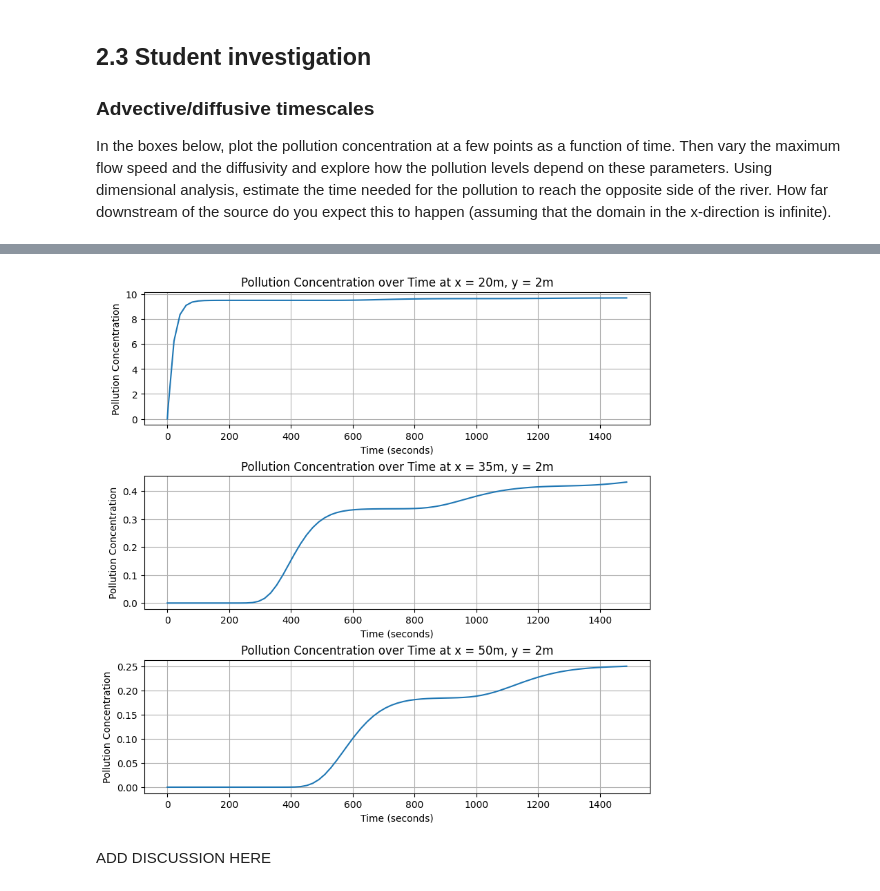
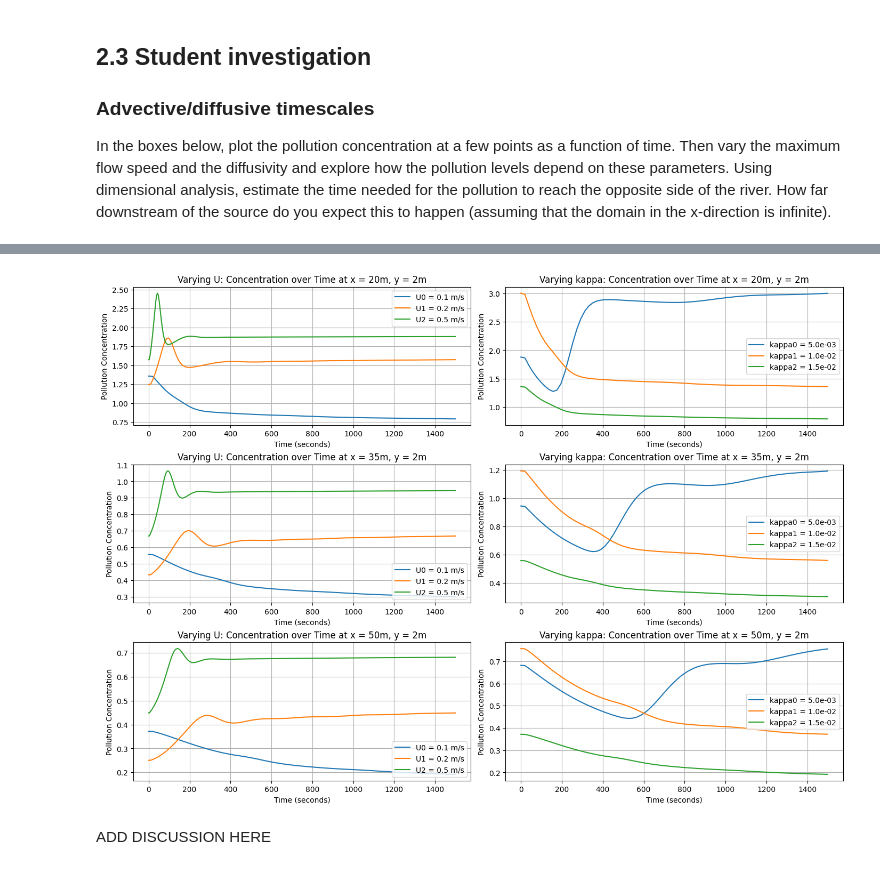
Before and after one commit to gracetuma/QCES, a Jupyter notebook: Project2_transport.ipynb, the cells around one changed output, grey strips where cells are left out. Saved outputs shown, nothing was run; the diff lists cells and outputs as text; code cells hidden in the pictures.

```diff
--- a/Project2_transport.ipynb
+++ b/Project2_transport.ipynb
@@ -428,3 +873,7 @@ c_save = np.array(c_save)
+# %%
+c_save = c_arrays[0]
+c_save1=c_arrays[1]
+c_save2=c_arrays[2]
 # %% [markdown]
 ## 2.2 Visualization
 
@@ -497,44 +938,98 @@ c_save.shape
 # %%
-# ADD YOUR CODE HERE
-# Plot the pollution concentration at physical locations x=10m, x=35m, x=50m (y=2m) as a function of time
-plt.figure(figsize=(8, 8), layout="constrained")
+# Plot the pollution concentration at physical locations x=20m, x=35m, x=50m (y=2m) as a function of time
+plt.figure(figsize=(14, 10), layout="constrained")
 
 # Calculate indices correctly by dividing physical positions by grid spacing (L/Nx and w/Ny)
 dx = L / Nx
 dy = w / Ny
 
-# x indices corresponding to 10m, 35m, and 50m (capped to Nx-1 to avoid IndexError)
+# x indices corresponding to 20m, 35m, and 50m (capped to Nx-1 to avoid IndexError)
 idx_x20 = min(int(20 / dx), Nx - 1)
 idx_x35 = min(int(35 / dx), Nx - 1)
 idx_x50 = min(int(50 / dx), Nx - 1)
 
 # y index corresponding to 2m
 idx_y2 = min(int(2 / dy), Ny - 1)
 
-plt.subplot(3, 1, 1)
-plt.plot(t_save, c_save[:, idx_x10, idx_y2])
+# Recreate the individual time arrays corresponding to the 3 runs for flow speed (U)
+t_save0 = np.arange(len(c_save)) * 10 * ((L/Nx)/U0)
+t_save1 = np.arange(len(c_save1)) * 10 * ((L/Nx)/U1)
+t_save2 = np.arange(len(c_save2)) * 10 * ((L/Nx)/U2)
+
+t_save0 = np.minimum(t_save0, stop_sim_time)
+t_save1 = np.minimum(t_save1, stop_sim_time)
+t_save2 = np.minimum(t_save2, stop_sim_time)
+
+# Extract arrays for different kappa (all ran with U = U0, so they share t_save0)
+c_save_k0 = c_arrays_kappa[0]
+c_save_k1 = c_arrays_kappa[1]
+c_save_k2 = c_arrays_kappa[2]
+
+# --- Left Column: Variations in Flow Speed U ---
+plt.subplot(3, 2, 1)
+plt.plot(t_save0, c_save[:, idx_x20, idx_y2], label=f'U0 = {U0} m/s')
+plt.plot(t_save1, c_save1[:, idx_x20, idx_y2], label=f'U1 = {U1} m/s')
+plt.plot(t_save2, c_save2[:, idx_x20, idx_y2], label=f'U2 = {U2} m/s')
 plt.xlabel('Time (seconds)')
 plt.ylabel('Pollution Concentration')
-plt.title('Pollution Concentration over Time at x = 20m, y = 2m')
+plt.title('Varying U: Concentration over Time at x = 20m, y = 2m')
 plt.grid(True)
+plt.legend()
 
-plt.subplot(3, 1, 2)
-plt.plot(t_save, c_save[:, idx_x35, idx_y2])
+plt.subplot(3, 2, 3)
+plt.plot(t_save0, c_save[:, idx_x35, idx_y2], label=f'U0 = {U0} m/s')
+plt.plot(t_save1, c_save1[:, idx_x35, idx_y2], label=f'U1 = {U1} m/s')
+plt.plot(t_save2, c_save2[:, idx_x35, idx_y2], label=f'U2 = {U2} m/s')
 plt.xlabel('Time (seconds)')
 plt.ylabel('Pollution Concentration')
-plt.title('Pollution Concentration over Time at x = 35m, y = 2m')
+plt.title('Varying U: Concentration over Time at x = 35m, y = 2m')
 plt.grid(True)
+plt.legend()
 
-plt.subplot(3, 1, 3)
-plt.plot(t_save, c_save[:, idx_x50, idx_y2])
+plt.subplot(3, 2, 5)
+plt.plot(t_save0, c_save[:, idx_x50, idx_y2], label=f'U0 = {U0} m/s')
+plt.plot(t_save1, c_save1[:, idx_x50, idx_y2], label=f'U1 = {U1} m/s')
+plt.plot(t_save2, c_save2[:, idx_x50, idx_y2], label=f'U2 = {U2} m/s')
 plt.xlabel('Time (seconds)')
 plt.ylabel('Pollution Concentration')
-plt.title('Pollution Concentration over Time at x = 50m, y = 2m')
+plt.title('Varying U: Concentration over Time at x = 50m, y = 2m')
 plt.grid(True)
+plt.legend()
+
+# --- Right Column: Variations in Diffusivity kappa (at U = U0) ---
+plt.subplot(3, 2, 2)
+plt.plot(t_save0, c_save_k0[:, idx_x20, idx_y2], label=f'kappa0 = {kappa0:.1e}')
+plt.plot(t_save0, c_save_k1[:, idx_x20, idx_y2], label=f'kappa1 = {kappa1:.1e}')
+plt.plot(t_save0, c_save_k2[:, idx_x20, idx_y2], label=f'kappa2 = {kappa2:.1e}')
+plt.xlabel('Time (seconds)')
+plt.ylabel('Pollution Concentration')
+plt.title('Varying kappa: Concentration over Time at x = 20m, y = 2m')
+plt.grid(True)
+plt.legend()
+
+plt.subplot(3, 2, 4)
+plt.plot(t_save0, c_save_k0[:, idx_x35, idx_y2], label=f'kappa0 = {kappa0:.1e}')
+plt.plot(t_save0, c_save_k1[:, idx_x35, idx_y2], label=f'kappa1 = {kappa1:.1e}')
+plt.plot(t_save0, c_save_k2[:, idx_x35, idx_y2], label=f'kappa2 = {kappa2:.1e}')
+plt.xlabel('Time (seconds)')
+plt.ylabel('Pollution Concentration')
+plt.title('Varying kappa: Concentration over Time at x = 35m, y = 2m')
+plt.grid(True)
+plt.legend()
+
+plt.subplot(3, 2, 6)
+plt.plot(t_save0, c_save_k0[:, idx_x50, idx_y2], label=f'kappa0 = {kappa0:.1e}')
+plt.plot(t_save0, c_save_k1[:, idx_x50, idx_y2], label=f'kappa1 = {kappa1:.1e}')
+plt.plot(t_save0, c_save_k2[:, idx_x50, idx_y2], label=f'kappa2 = {kappa2:.1e}')
+plt.xlabel('Time (seconds)')
+plt.ylabel('Pollution Concentration')
+plt.title('Varying kappa: Concentration over Time at x = 50m, y = 2m')
+plt.grid(True)
+plt.legend()
 
 plt.show()
 # %% [output]
-[figure, old version]
+[figure, new version]
 # %% [markdown]
 ADD DISCUSSION HERE
 # %% [markdown]
```
Also changed, not shown: parts of 18 cells of this notebook.
